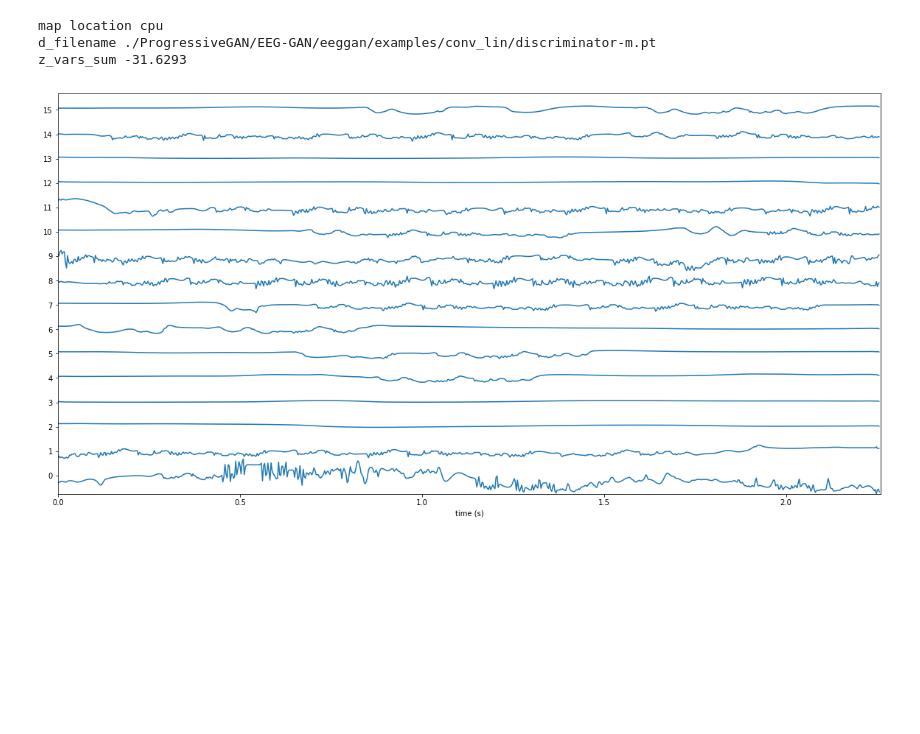
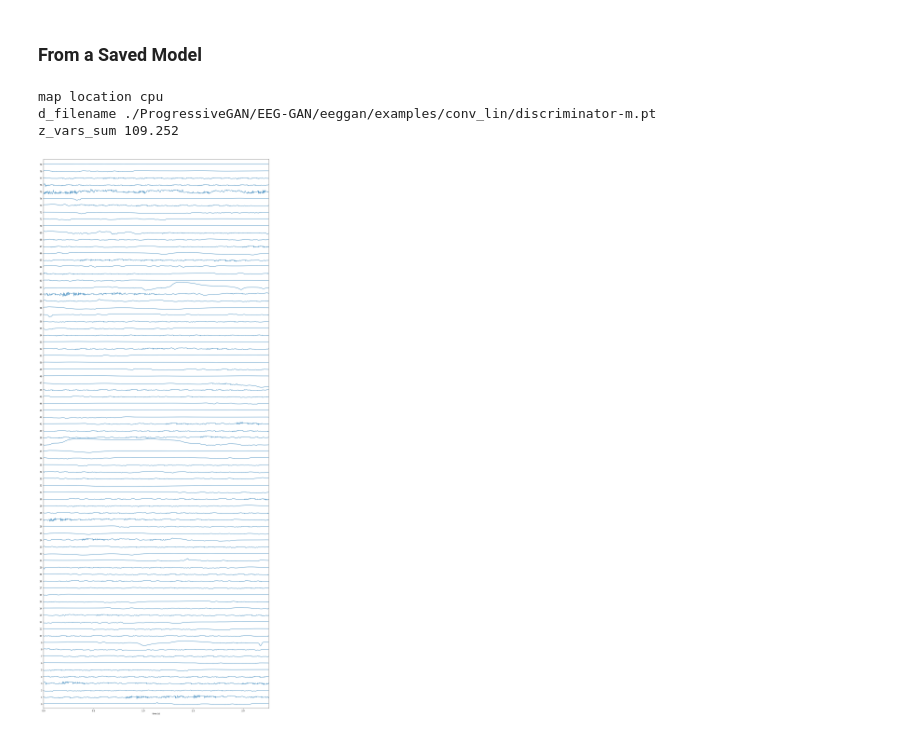
Before and after one commit to DanielLongo/eegML, a Jupyter notebook: viz_samples.ipynb, the cells around one changed output. Drawn from its saved outputs; the diff is of its cells as text; code cells hidden in the pictures; blank space fills up the shorter version.

```diff
--- a/viz_samples.ipynb
+++ b/viz_samples.ipynb
@@ -8,12 +8,13 @@ import matplotlib.pyplot as plt
 %matplotlib inline
 # %%
 from pylab import rcParams
-rcParams['figure.figsize'] = 20, 10
 # %%
 sys.path.append("./forward_model/")
 import stacklineplot
+# %% [markdown]
+### From a Saved Model
 # %%
-num_samples = 16
+num_samples = 16*5
 # %%
 # size = "s"
 size = "m"
@@ -23,9 +24,10 @@ samples = generate_readings("-" + size, num_samples)
 # %% [output]
 map location cpu
 d_filename ./ProgressiveGAN/EEG-GAN/eeggan/examples/conv_lin/discriminator-m.pt
-z_vars_sum -31.6293
+z_vars_sum 109.252
 # %%
 num_show = num_samples
+rcParams['figure.figsize'] = 20, 10 * 5
 stacklineplot.stackplot(samples,seconds=678/300, ylabels=list(range(num_show)), yscale=1)
 # %% [output]
-[figure, old version]
+[figure, new version]
```
Also changed, not shown: parts of 2 cells of this notebook.
